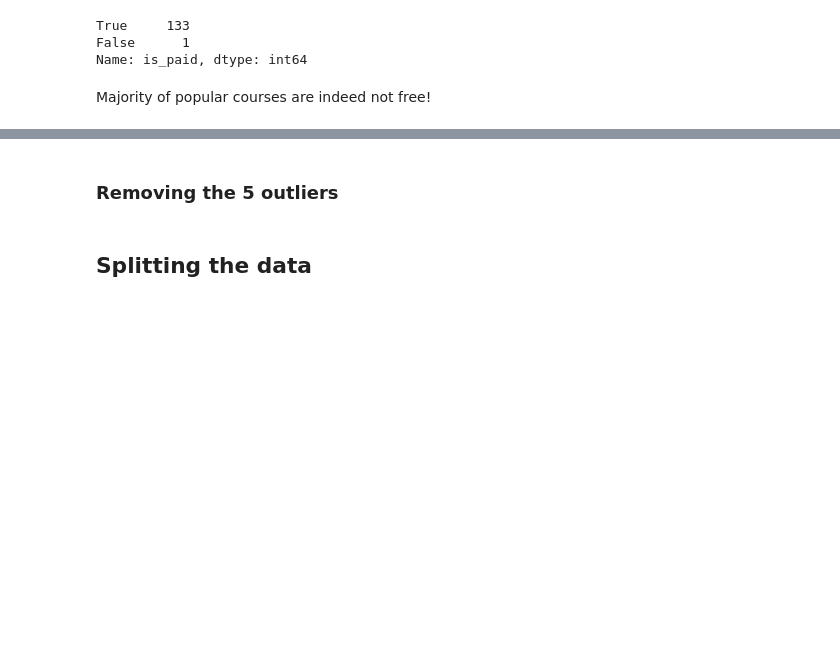
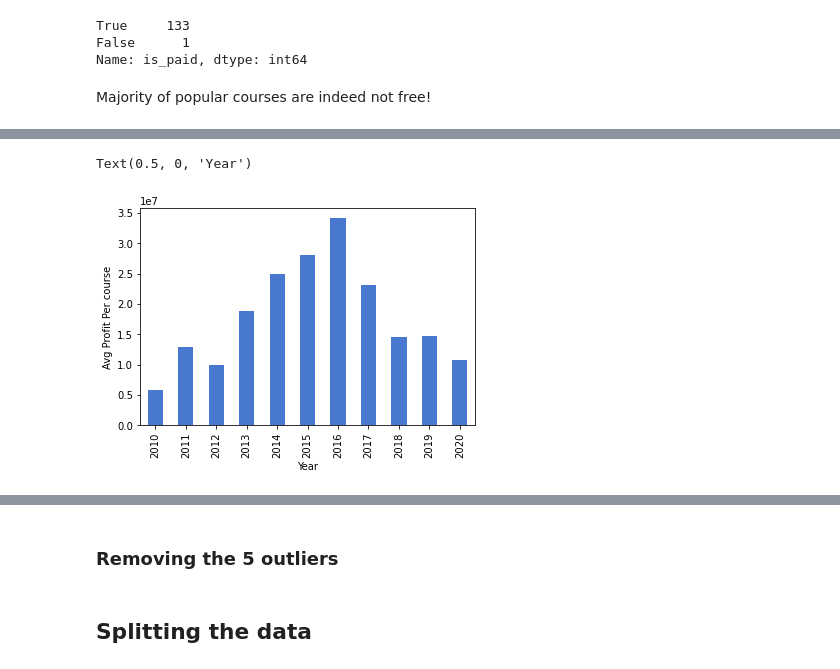
Before and after one commit to r-gg/bi-assignments, a Jupyter notebook: Assignment3/BI_Assignment3.ipynb, the cells around one changed output, grey strips where cells are left out. Saved outputs shown, nothing was run; the diff lists cells and outputs as text; code cells hidden in the pictures; blank space fills up the shorter version.

```diff
--- a/Assignment3/BI_Assignment3.ipynb
+++ b/Assignment3/BI_Assignment3.ipynb
@@ -801,0 +814,7 @@ Majority of popular courses are indeed not free!
+# %%
+profit_df.groupby(profit_df["published_time"].dt.year)['profit'].mean().plot(kind="bar", legend=False)
+plt.ylabel('Avg Profit Per course')
+plt.xlabel('Year')
+# %% [output]
+Text(0.5, 0, 'Year')
+[figure, added]
```
Also changed, not shown: parts of 36 cells of this notebook.
